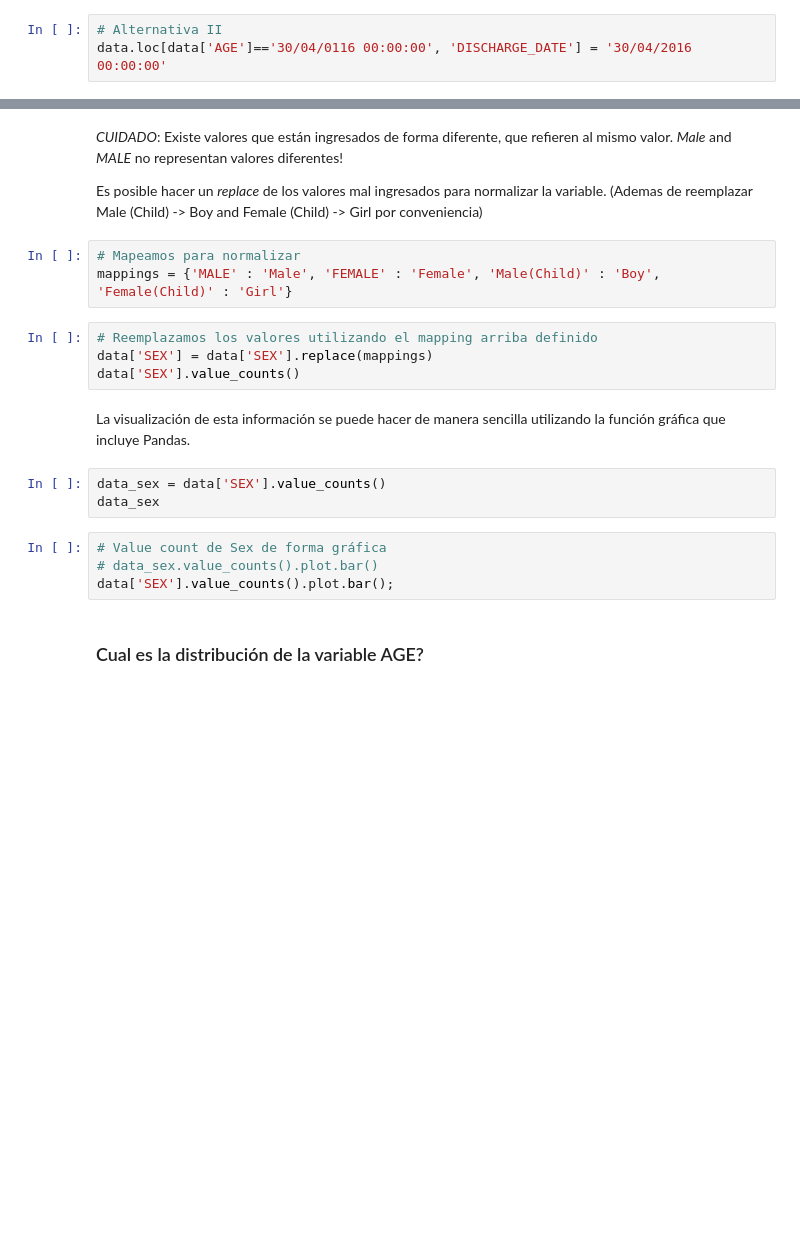
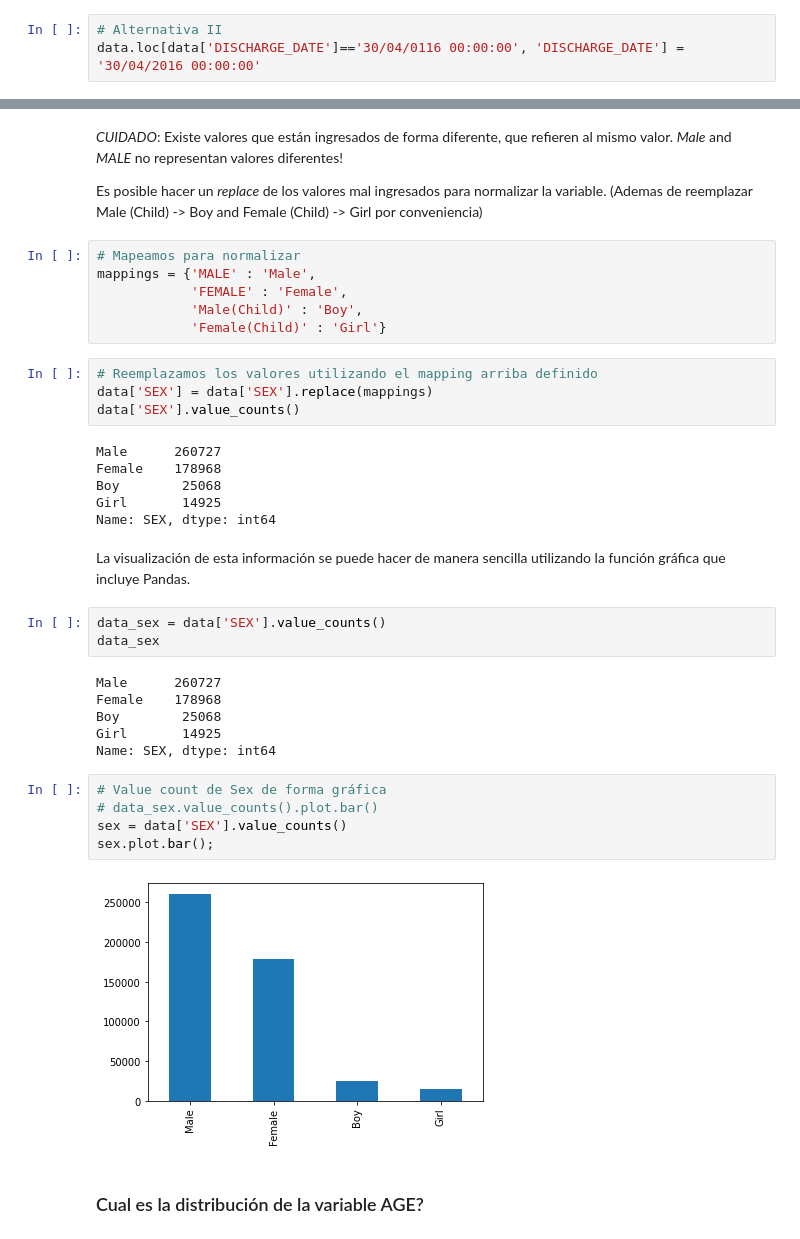
Before and after one commit to matog/Flacso_ciencia_de_datos_python_2023, a Jupyter notebook: Clase5/6-NTR Vaidya Seva.ipynb, the cells around one changed output, grey strips where cells are left out. Drawn from its saved outputs; the diff is of its cells as text; blank space fills up the shorter version.

```diff
--- a/Clase5/6-NTR Vaidya Seva.ipynb
+++ b/Clase5/6-NTR Vaidya Seva.ipynb
@@ -200,7 +228,7 @@ mappings = {'30/04/0116 00:00:00':'30/04/2016 00:00:00'}
 data['DISCHARGE_DATE'] = data['DISCHARGE_DATE'].replace(mappings)
 # %%
 # Alternativa II
-data.loc[data['AGE']=='30/04/0116 00:00:00', 'DISCHARGE_DATE'] = '30/04/2016 00:00:00'
+data.loc[data['DISCHARGE_DATE']=='30/04/0116 00:00:00', 'DISCHARGE_DATE'] = '30/04/2016 00:00:00'
 # %%
 # Convertimos el campo DISCHARGE_DATE a fecha nuevamente
 data['DISCHARGE_DATE'] = pd.to_datetime(data['DISCHARGE_DATE'])
@@ -325,20 +461,38 @@ Es posible hacer un *replace* de los valores mal ingresados para normalizar la v
 (Ademas de reemplazar Male (Child) -> Boy and Female (Child) -> Girl por conveniencia)
 # %%
 # Mapeamos para normalizar
-mappings = {'MALE' : 'Male', 'FEMALE' : 'Female', 'Male(Child)' : 'Boy', 'Female(Child)' : 'Girl'}
+mappings = {'MALE' : 'Male',
+            'FEMALE' : 'Female',
+            'Male(Child)' : 'Boy',
+            'Female(Child)' : 'Girl'}
 # %%
 # Reemplazamos los valores utilizando el mapping arriba definido
 data['SEX'] = data['SEX'].replace(mappings)
 data['SEX'].value_counts()
+# %% [output]
+Male      260727
+Female    178968
+Boy        25068
+Girl       14925
+Name: SEX, dtype: int64
 # %% [markdown]
 La visualización de esta información se puede hacer de manera sencilla utilizando la función gráfica que incluye Pandas.
 # %%
 data_sex = data['SEX'].value_counts()
 data_sex
+# %% [output]
+Male      260727
+Female    178968
+Boy        25068
+Girl       14925
+Name: SEX, dtype: int64
 # %%
 # Value count de Sex de forma gráfica
 # data_sex.value_counts().plot.bar()
-data['SEX'].value_counts().plot.bar();
+sex = data['SEX'].value_counts()
+sex.plot.bar();
+# %% [output]
+[figure, added]
 # %% [markdown]
 ### Cual es la distribución de la variable AGE?
 # %% [markdown]
```
Also changed, not shown: parts of 61 cells of this notebook.
